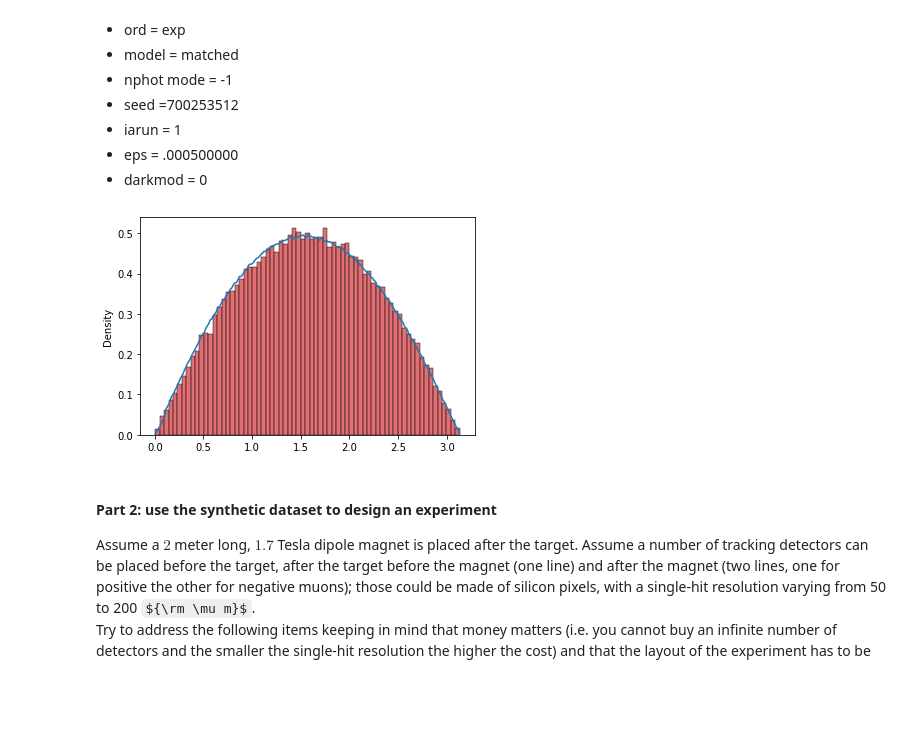
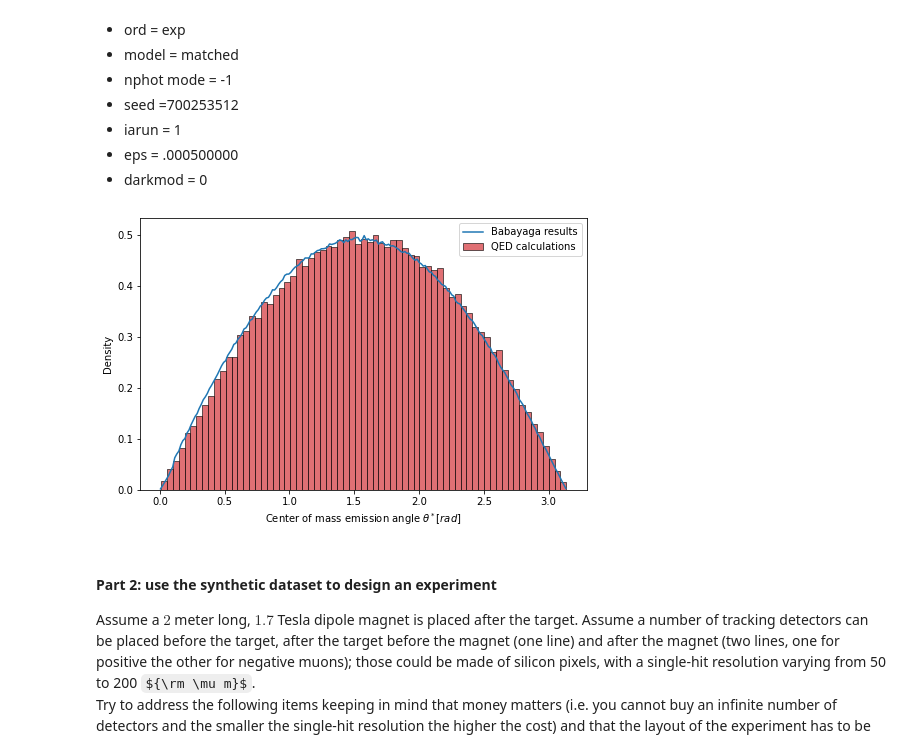
Before and after one commit to PhysicsOfData/LCP_projects_Y3, a Jupyter notebook: Project.ipynb, the cells around one changed output. Saved outputs shown, nothing was run; the diff lists cells and outputs as text; code cells hidden in the pictures; some formulas as TeX source; blank space fills up the shorter version.

```diff
--- a/Project.ipynb
+++ b/Project.ipynb
@@ -123,8 +131,10 @@ g(\theta^*) = \int _{0}^{\theta^*}dx\sin x\frac{3}{4}\frac{2\pi}{4\pi} \dfrac{s^
 = \frac{3}{8} \dfrac{s^2}{\left( 2m_e^{2}+s\right) \left( 2m_{\mu }^{2}+s\right) }\left( \left( 1+\dfrac{4}{s}\left( m_{e}^{2}+m_{\mu}^{2}\right)\right)(1-\cos \theta^*)+\left(\frac{1}{3}\left( 1-\dfrac{4m_{e}^{2}}{s}\right)\left( 1-\dfrac{4m_{\mu}^{2}}{s}\right) \right)(1-\cos^3 \theta^*) \right)\\
 \end{aligned}
 # %%
-#function computing the cumulative density function of the angle distribution
 def g(s, x): #x stands for theta star
+    '''
+    function computing the cumulative density function of the angle distribution
+    '''
     return s**2*3./8.*((1+4*(m_e**2+m_muon**2)/s)*(1-np.cos(x))+(1-4*m_e**2/s)*(1-4*m_muon**2/s)*(1-np.cos(x)**3)/3)/((2*m_e**2+s)*(2*m_muon**2+s))
 
 #plotting g(x)
@@ -882,25 +905,29 @@ Babayaga is an event generator based on QCD considerations. We made a comparison
 - eps    = .000500000
 - darkmod =    0
 # %%
-fig, ax = plt.subplots(1,1)
+fig, ax = plt.subplots(1,1, figsize=(8,5))
 
 sns.histplot(inv_cdf3(num_sorted),
              ax = ax,
              color = '#D64045',
-             stat = "density"
+             stat = "density",
+             label='QED calculations'
             )
 
+#importing babayaga results and comparison with our simulation
 file_data = np.loadtxt("matched_el_th_exp_200.txt", usecols=(0,1,2))
 x,y = file_data[:,0],file_data[:,1]
 x = x * np.pi/180
 x_cen = x + (x[0] + x[1])/2
 y = y / ((x[1] - x[0])*y).sum()
 
-plt.plot(x_cen, y)
+plt.plot(x_cen, y, label='Babayaga results')
+plt.xlabel(r'Center of mass emission angle $\theta^*[rad]$')
+plt.legend()
 
 plt.show()
 # %% [output]
-[figure, old version]
+[figure, new version]
 # %% [markdown]
 #### Part 2: use the synthetic dataset to design an experiment
 
```
Also changed, not shown: parts of 26 cells of this notebook.
